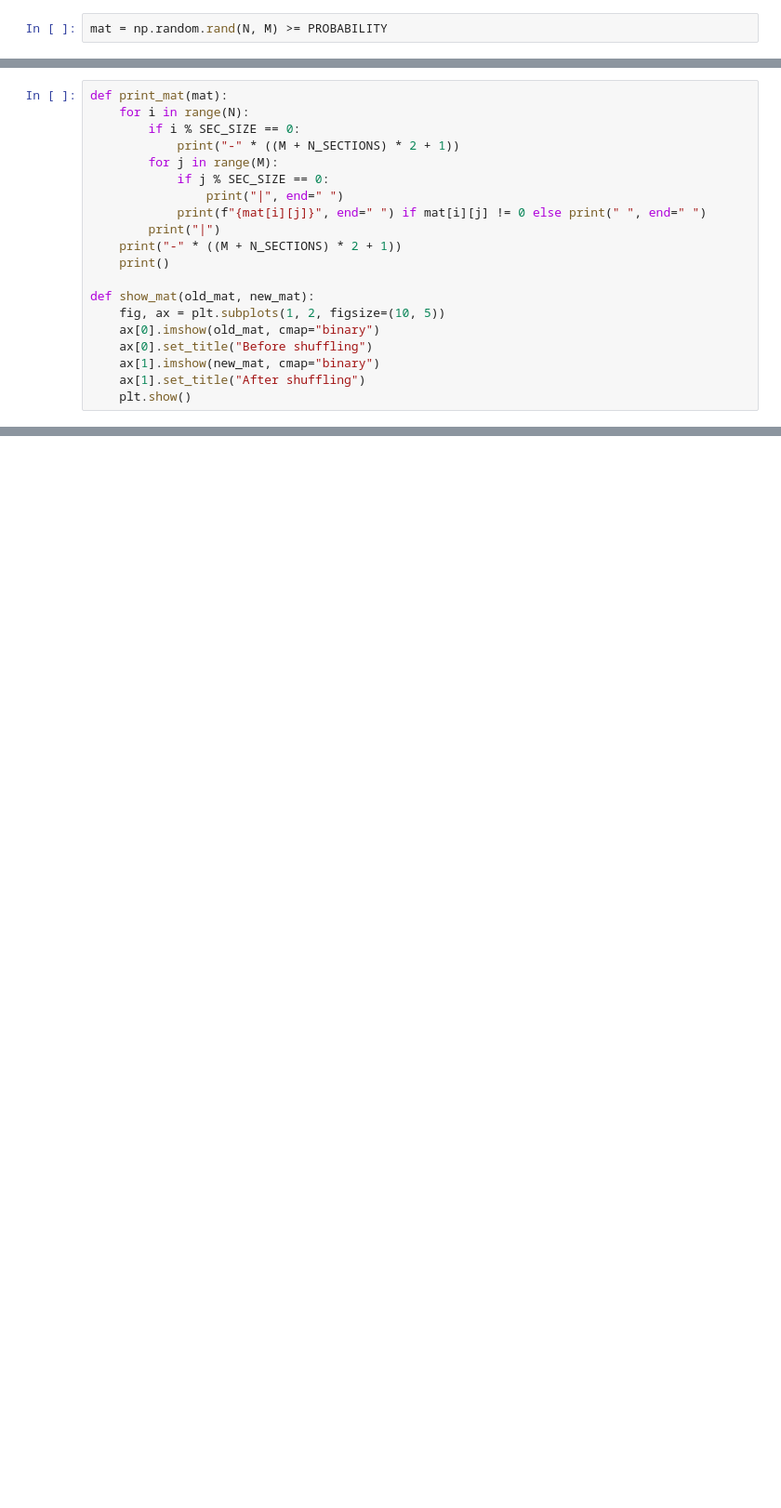
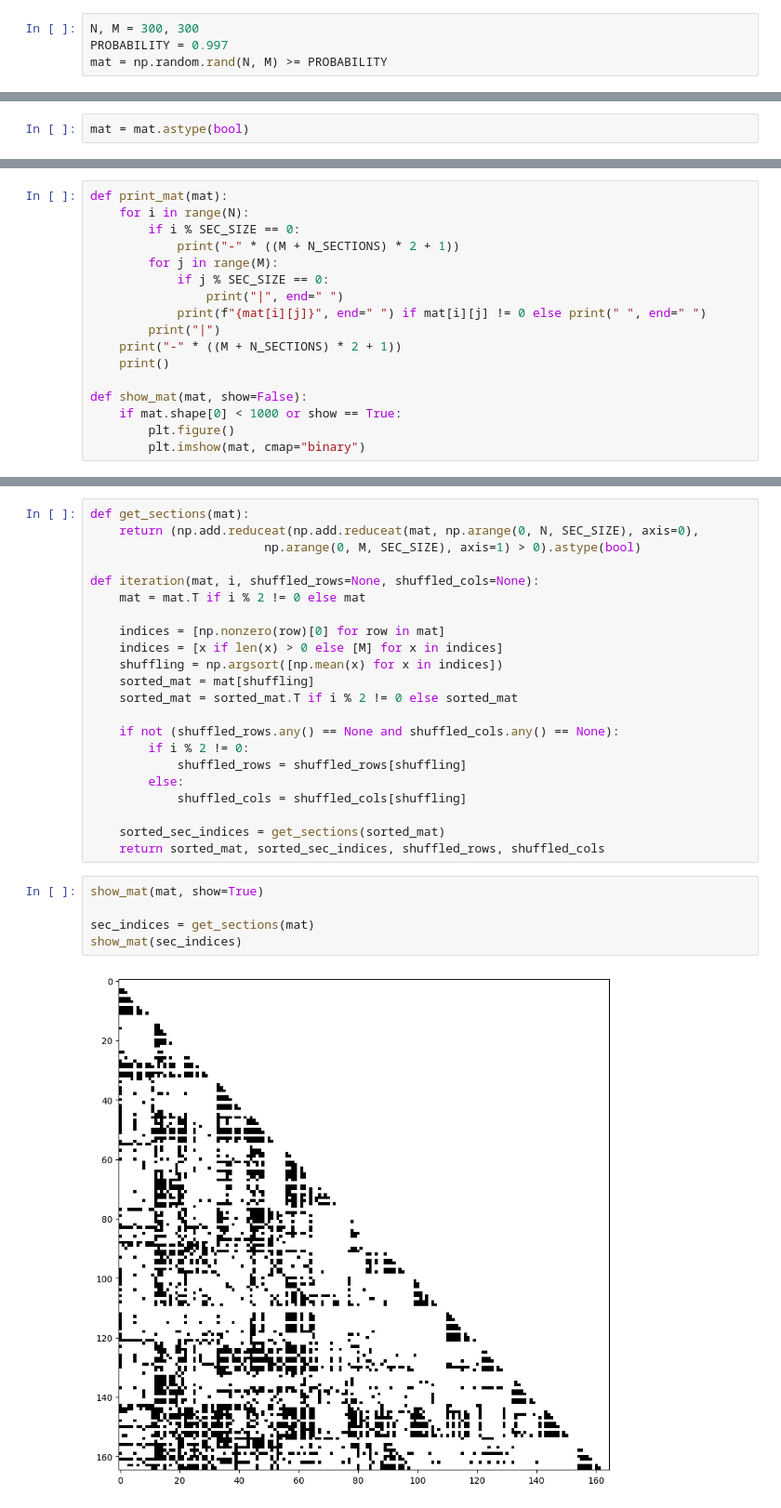
Before and after one commit to sven-weber/spgemm, a Jupyter notebook: scripts/shuffling_tests.ipynb, the cells around one changed output, grey strips where cells are left out. Shown at 93% size. Drawn from its saved outputs; the diff is of its cells as text; blank space fills up the shorter version.

Commit message:
shuffling updated

```diff
--- a/scripts/shuffling_tests.ipynb
+++ b/scripts/shuffling_tests.ipynb
@@ -13,3 +12,5 @@ PROBABILITY = 0.995
 # %%
+N, M = 300, 300
+PROBABILITY = 0.997
 mat = np.random.rand(N, M) >= PROBABILITY
 # %%
@@ -64,0 +46,2 @@ for i in range(N // SEC_SIZE):
+# %%
+mat = mat.astype(bool)
@@ -75,13 +60,10 @@ def print_mat(mat):
     print("-" * ((M + N_SECTIONS) * 2 + 1))
     print()
 
-def show_mat(old_mat, new_mat):
-    fig, ax = plt.subplots(1, 2, figsize=(10, 5))
-    ax[0].imshow(old_mat, cmap="binary")
-    ax[0].set_title("Before shuffling")
-    ax[1].imshow(new_mat, cmap="binary")
-    ax[1].set_title("After shuffling")
-    plt.show()
+def show_mat(mat, show=False):
+    if mat.shape[0] < 1000 or show == True:
+        plt.figure()
+        plt.imshow(mat, cmap="binary")
 # %%
 print("Non-zeros: ", np.sum(mat))
 print(f"Non-zeros ratio: {np.sum(mat) / (N * M) * 100:.2f}%")
@@ -100,0 +73,29 @@ show_mat(avg_sec_indices, random_sec_indices)
+# %%
+def get_sections(mat):
+    return (np.add.reduceat(np.add.reduceat(mat, np.arange(0, N, SEC_SIZE), axis=0),
+                        np.arange(0, M, SEC_SIZE), axis=1) > 0).astype(bool)
+
+def iteration(mat, i, shuffled_rows=None, shuffled_cols=None):
+    mat = mat.T if i % 2 != 0 else mat
+
+    indices = [np.nonzero(row)[0] for row in mat]
+    indices = [x if len(x) > 0 else [M] for x in indices]
+    shuffling = np.argsort([np.mean(x) for x in indices])
+    sorted_mat = mat[shuffling]
+    sorted_mat = sorted_mat.T if i % 2 != 0 else sorted_mat
+
+    if not (shuffled_rows.any() == None and shuffled_cols.any() == None):
+        if i % 2 != 0:
+            shuffled_rows = shuffled_rows[shuffling]
+        else:
+            shuffled_cols = shuffled_cols[shuffling]
+
+    sorted_sec_indices = get_sections(sorted_mat)
+    return sorted_mat, sorted_sec_indices, shuffled_rows, shuffled_cols
+# %%
+show_mat(mat, show=True)
+
+sec_indices = get_sections(mat)
+show_mat(sec_indices)
+# %% [output]
+[figure, added]
```
Also changed, not shown: parts of 16 cells of this notebook.
